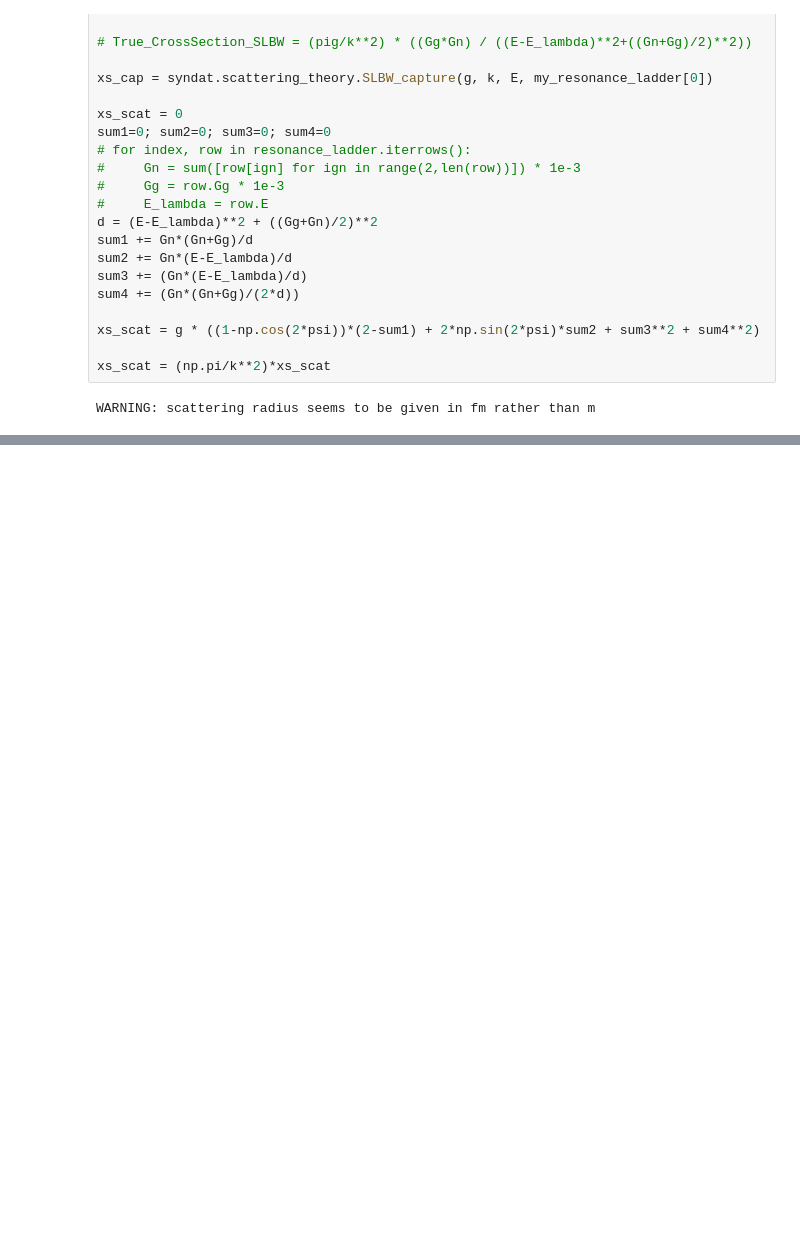
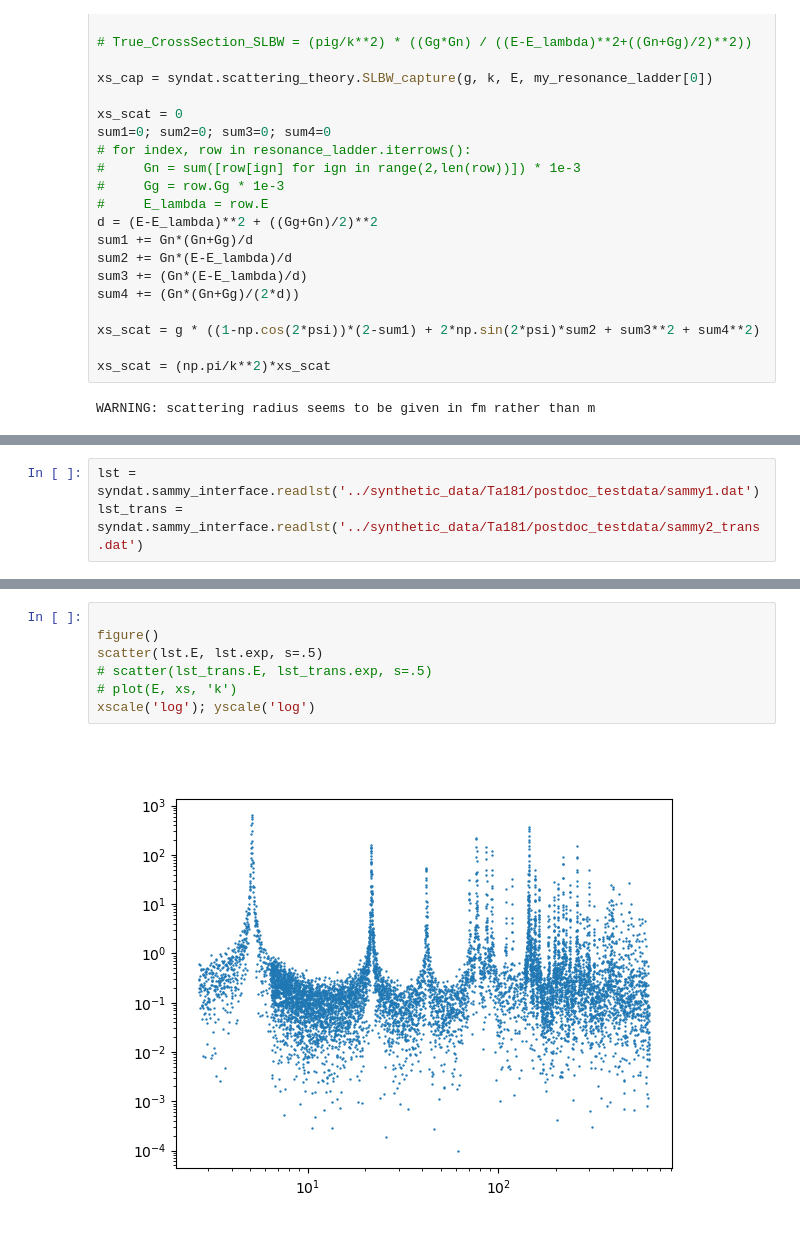
Before and after one commit to Naww137/Syndat, a Jupyter notebook: examples/create.ipynb, the cells around one changed output, grey strips where cells are left out. Saved outputs shown, nothing was run; the diff lists cells and outputs as text; blank space fills up the shorter version.

Commit message:
Data update

```diff
--- a/examples/create.ipynb
+++ b/examples/create.ipynb
@@ -212,0 +199,3 @@ legend()
+# %%
+lst = syndat.sammy_interface.readlst('../synthetic_data/Ta181/postdoc_testdata/sammy1.dat')
+lst_trans = syndat.sammy_interface.readlst('../synthetic_data/Ta181/postdoc_testdata/sammy2_trans.dat')
@@ -212,0 +218,9 @@ legend()
+# %%
+
+figure()
+scatter(lst.E, lst.exp, s=.5)
+# scatter(lst_trans.E, lst_trans.exp, s=.5)
+# plot(E, xs, 'k')
+xscale('log'); yscale('log')
+# %% [output]
+[figure, added]
```
Also changed, not shown: parts of 7 cells of this notebook, 3 other files.
